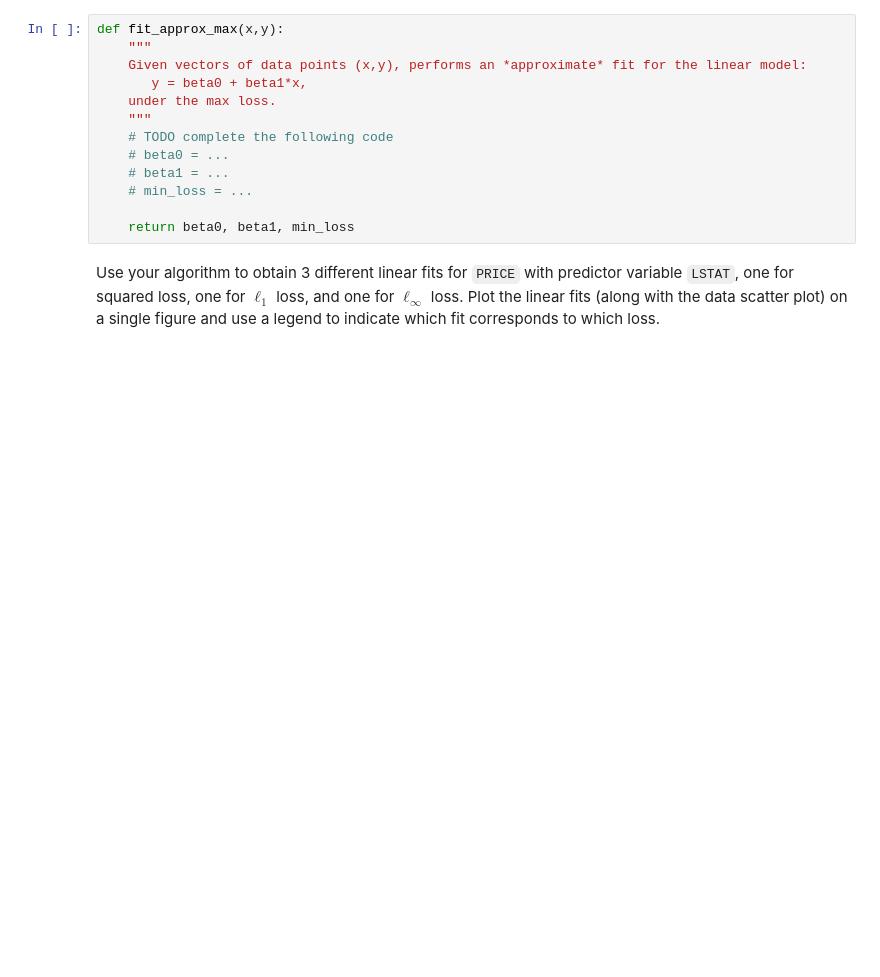
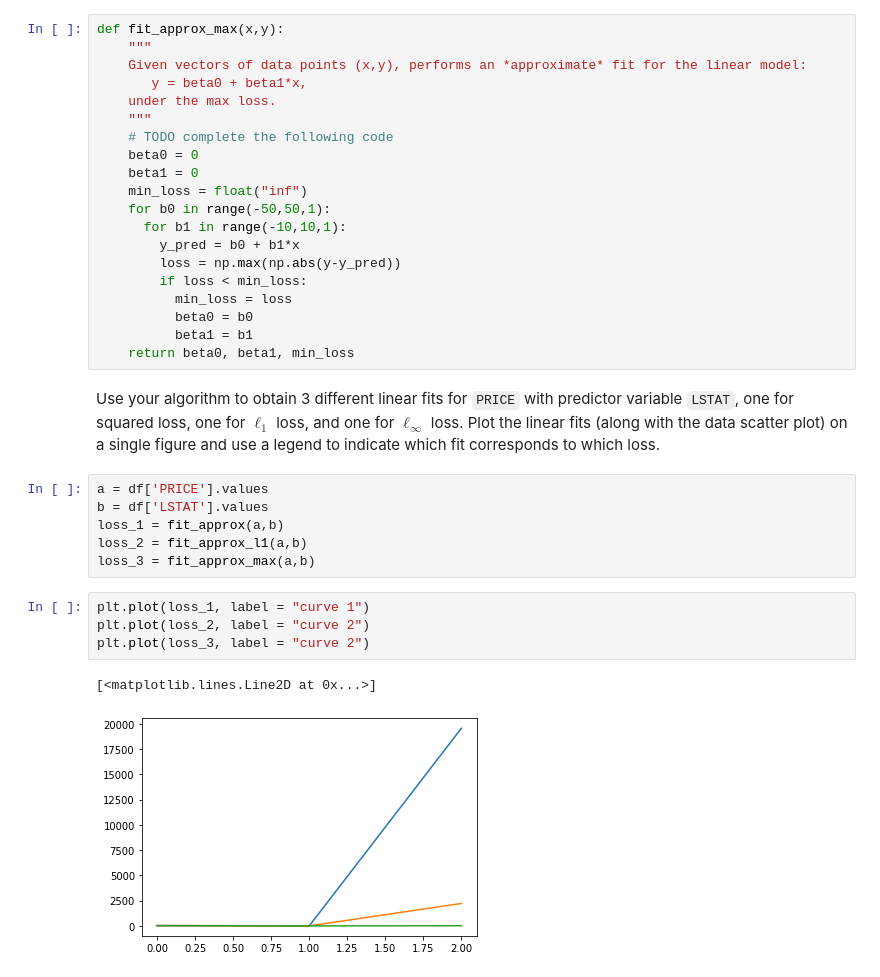
Before and after one commit to VishalShah1999/Machine-Learning, a Jupyter notebook: lab1.ipynb, the cells around one changed output. Drawn from its saved outputs; the diff is of its cells as text; blank space fills up the shorter version.

```diff
--- a/lab1.ipynb
+++ b/lab1.ipynb
@@ -380,10 +312,30 @@ def fit_approx_max(x,y):
     under the max loss.
     """
     # TODO complete the following code
-    # beta0 = ...
-    # beta1 = ...
-    # min_loss = ...
-
+    beta0 = 0
+    beta1 = 0
+    min_loss = float("inf")
+    for b0 in range(-50,50,1):
+      for b1 in range(-10,10,1):
+        y_pred = b0 + b1*x
+        loss = np.max(np.abs(y-y_pred))
+        if loss < min_loss:
+          min_loss = loss
+          beta0 = b0
+          beta1 = b1
     return beta0, beta1, min_loss
 # %% [markdown]
 Use your algorithm to obtain 3 different linear fits for `PRICE` with predictor variable `LSTAT`, one for squared loss, one for $\ell_1$ loss, and one for $\ell_\infty$ loss. Plot the linear fits (along with the data scatter plot) on a single figure and use a legend to indicate which fit corresponds to which loss.
+# %%
+a = df['PRICE'].values
+b = df['LSTAT'].values
+loss_1 = fit_approx(a,b)
+loss_2 = fit_approx_l1(a,b)
+loss_3 = fit_approx_max(a,b)
+# %%
+plt.plot(loss_1, label = "curve 1")
+plt.plot(loss_2, label = "curve 2")
+plt.plot(loss_3, label = "curve 2")
+# %% [output]
+[<matplotlib.lines.Line2D at 0x...>]
+[figure, added]
```
Also changed, not shown: parts of 8 cells of this notebook.
